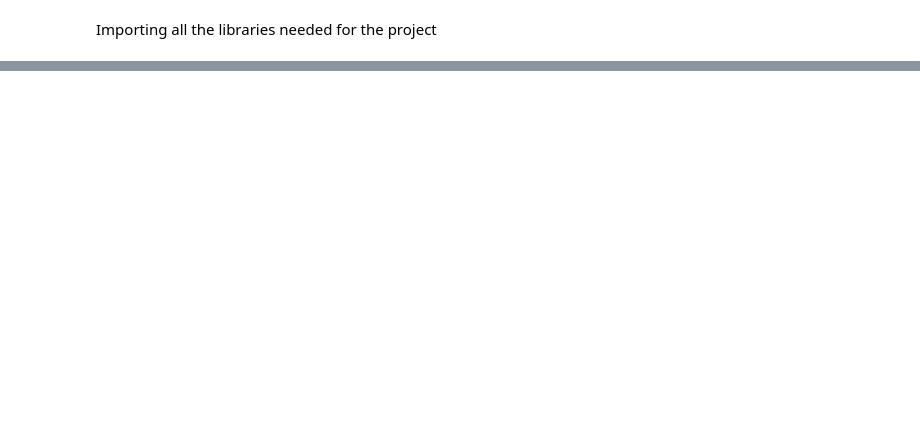
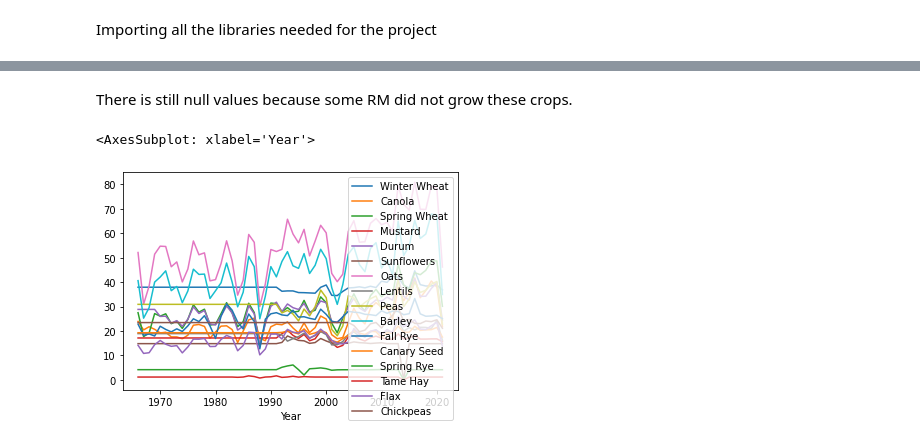
Before and after one commit to AnasIDS/Palette_Final_Project, a Jupyter notebook: Final Project.ipynb, the cells around one changed output, grey strips where cells are left out. Saved outputs shown, nothing was run; the diff lists cells and outputs as text; code cells hidden in the pictures; blank space fills up the shorter version.

```diff
--- a/Final Project.ipynb
+++ b/Final Project.ipynb
@@ -120,0 +172,4 @@ print(result)
+# %%
+clean_yields=new_yields.groupby('RM').apply(lambda x: x.fillna(x.mean()))
+
+clean_yields.isna().sum()
@@ -120,0 +196,8 @@ print(result)
+# %% [markdown]
+There is still null values because some RM did not grow these crops.
+# %%
+draw=clean_yields.drop('RM',axis=1)
+draw.groupby('Year').mean().plot()
+# %% [output]
+<AxesSubplot: xlabel='Year'>
+[figure, added]
```
Also changed, not shown: parts of 50 cells of this notebook, 2 other files.
